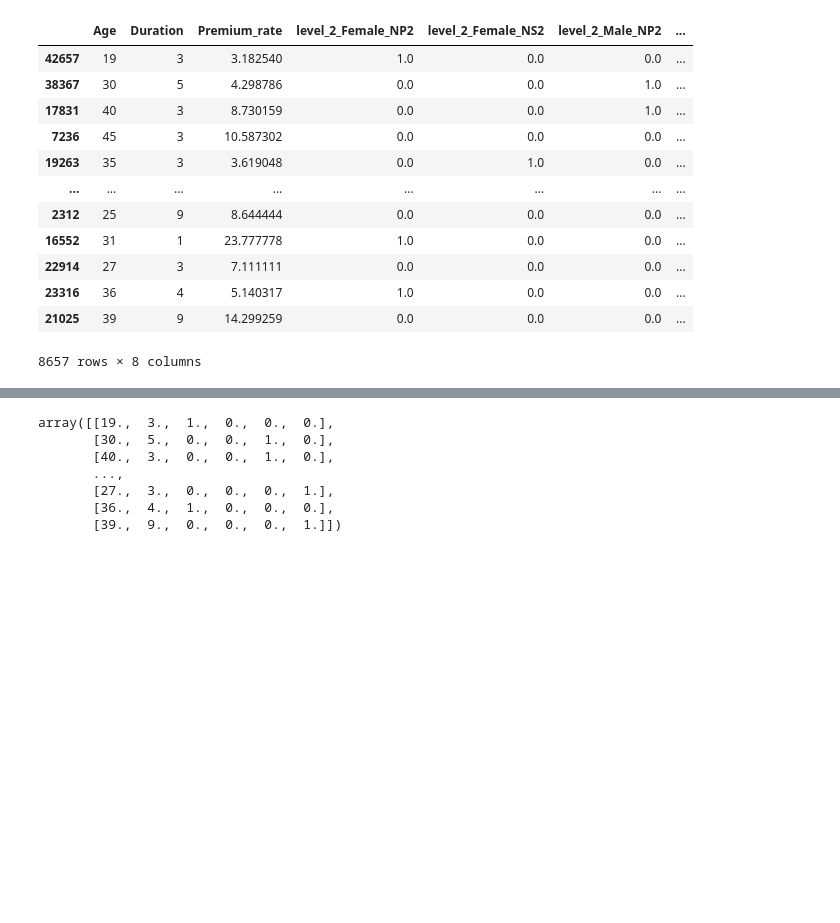
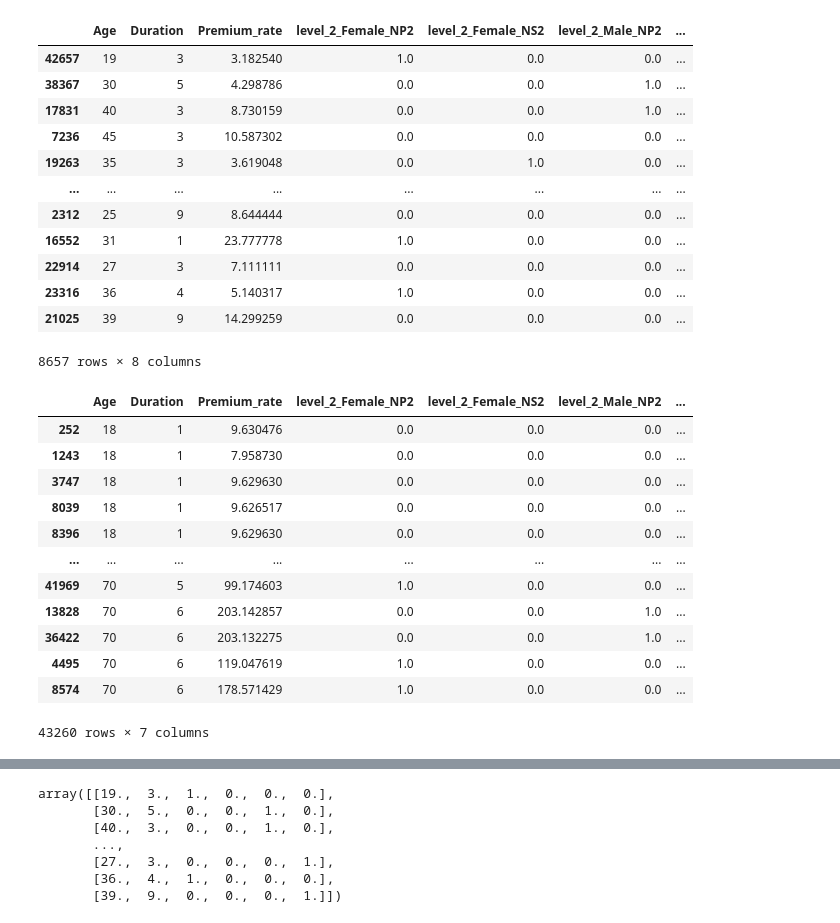
Before and after one commit to Dhaneshkp/DesktopAssistant, a Jupyter notebook: DATA_processing_conv1D_RNN.ipynb, the cells around one changed output, grey strips where cells are left out. Saved outputs shown, nothing was run; the diff lists cells and outputs as text; code cells hidden in the pictures; blank space fills up the shorter version.

```diff
--- a/DATA_processing_conv1D_RNN.ipynb
+++ b/DATA_processing_conv1D_RNN.ipynb
@@ -294,3 +294,22 @@ Number of anomalies in the test set (Isolation Forest): 402
 | 23316 | 36 | 4 | 5.140317 | 1.0 | 0.0 | 0.0 | ... |
 | 21025 | 39 | 9 | 14.299259 | 0.0 | 0.0 | 0.0 | ... |
 8657 rows × 8 columns
+# %%
+result_df_encoded=result_df_encoded.sort_values(['Age','Duration','level_2_Female_NP2','level_2_Female_NS2','level_2_Male_NP2','level_2_Male_NS2'])
+result_df_encoded=result_df_encoded.head((43285//60)*60)
+result_df_encoded.shape
+result_df_encoded
+# %% [output]
+|  | Age | Duration | Premium_rate | level_2_Female_NP2 | level_2_Female_NS2 | level_2_Male_NP2 | ... |
+| 252 | 18 | 1 | 9.630476 | 0.0 | 0.0 | 0.0 | ... |
+| 1243 | 18 | 1 | 7.958730 | 0.0 | 0.0 | 0.0 | ... |
+| 3747 | 18 | 1 | 9.629630 | 0.0 | 0.0 | 0.0 | ... |
+| 8039 | 18 | 1 | 9.626517 | 0.0 | 0.0 | 0.0 | ... |
+| 8396 | 18 | 1 | 9.629630 | 0.0 | 0.0 | 0.0 | ... |
+| ... | ... | ... | ... | ... | ... | ... | ... |
+| 41969 | 70 | 5 | 99.174603 | 1.0 | 0.0 | 0.0 | ... |
+| 13828 | 70 | 6 | 203.142857 | 0.0 | 0.0 | 1.0 | ... |
+| 36422 | 70 | 6 | 203.132275 | 0.0 | 0.0 | 1.0 | ... |
+| 4495 | 70 | 6 | 119.047619 | 1.0 | 0.0 | 0.0 | ... |
+| 8574 | 70 | 6 | 178.571429 | 1.0 | 0.0 | 0.0 | ... |
+43260 rows × 7 columns
```
Also changed, not shown: parts of 5 cells of this notebook.
